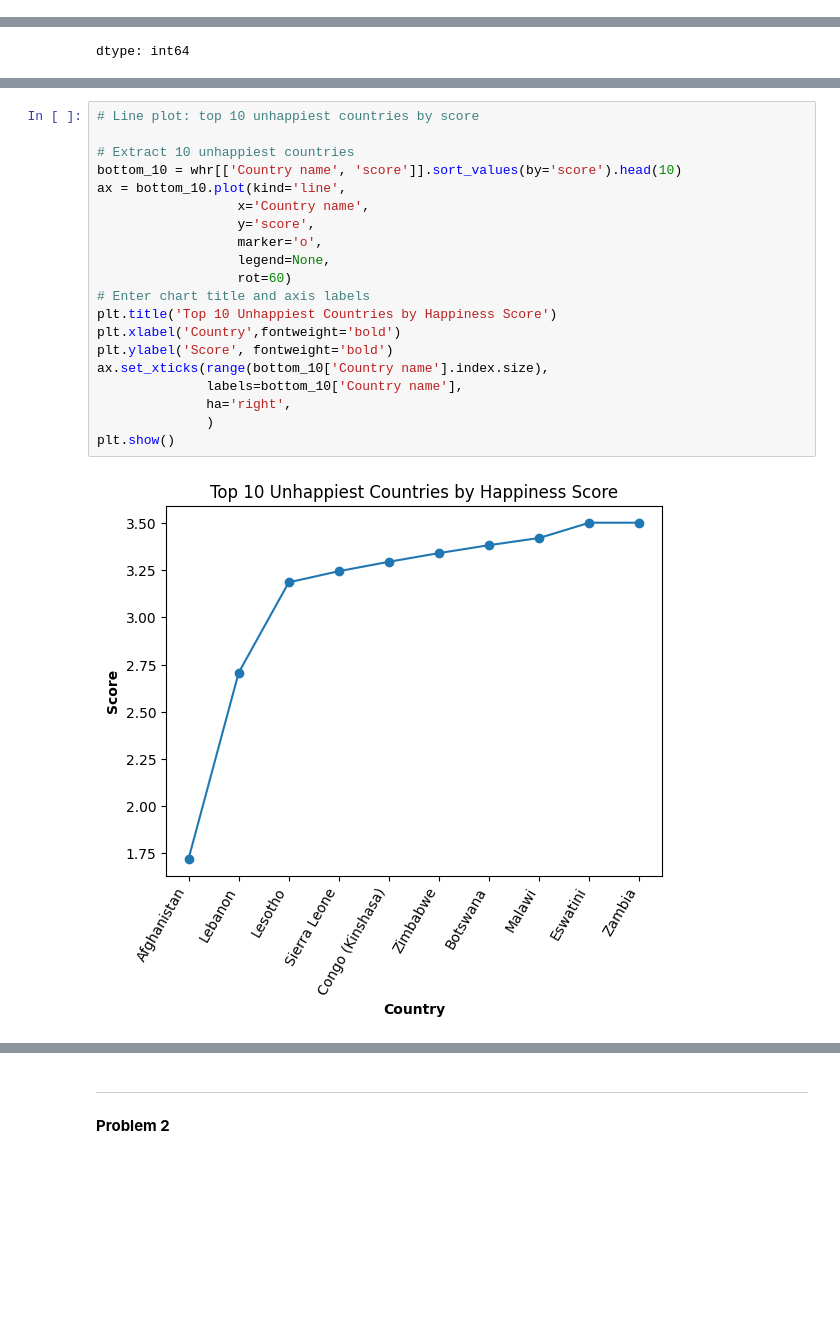
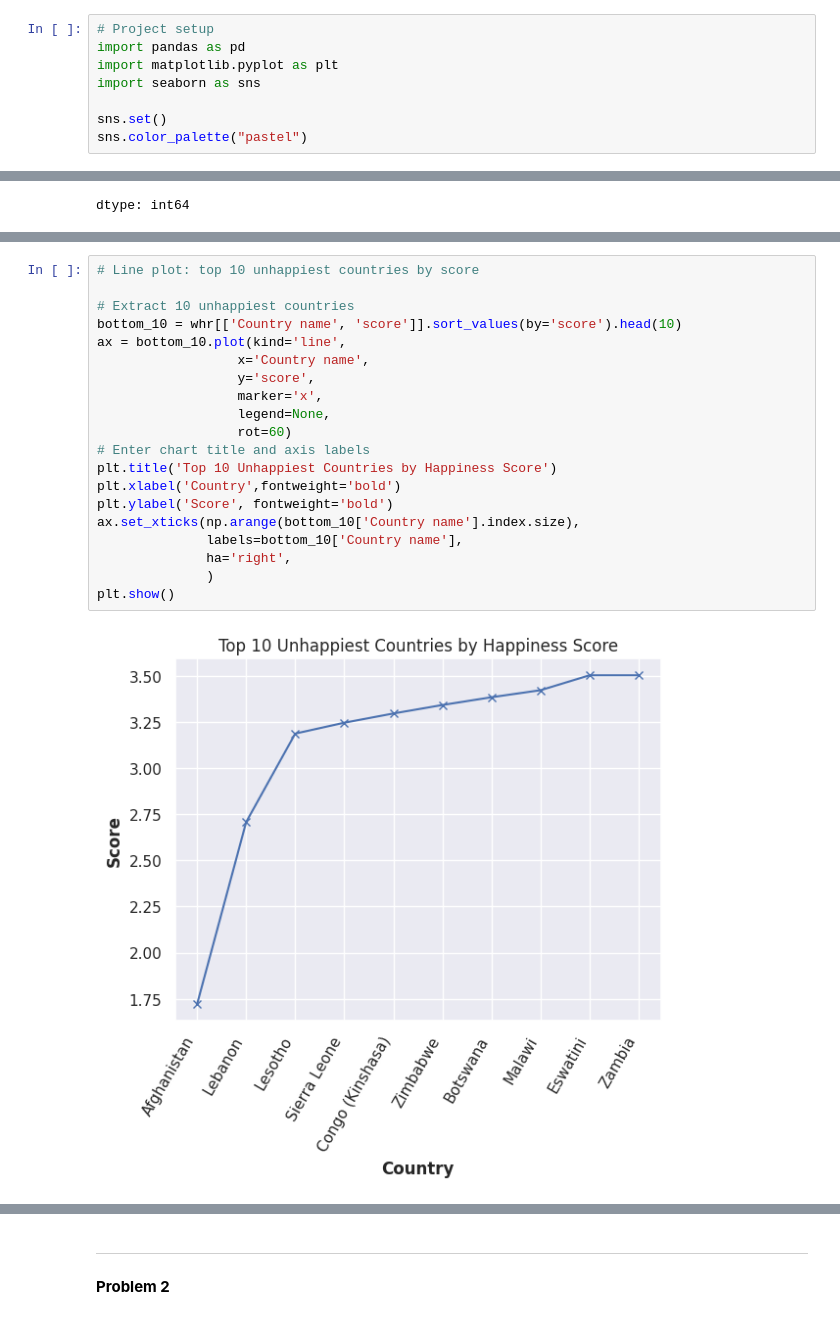
Before and after one commit to SD2513/ai-assessment-1, a Jupyter notebook: 2407091_ShlokDhital_Assessment1.ipynb, the cells around one changed output, grey strips where cells are left out. Drawn from its saved outputs; the diff is of its cells as text; blank space fills up the shorter version.

```diff
--- a/2407091_ShlokDhital_Assessment1.ipynb
+++ b/2407091_ShlokDhital_Assessment1.ipynb
@@ -1,2 +1,10 @@
 # %% [markdown]
 <a href="https://colab.research.google.com/github/SD2513/ai-assessment-1/blob/main/2407091_ShlokDhital_Assessment1.ipynb" target="_parent"><img src="https://colab.research.google.com/assets/colab-badge.svg" alt="Open In Colab"/></a>
+# %%
+# Project setup
+import pandas as pd
+import matplotlib.pyplot as plt
+import seaborn as sns
+
+sns.set()
+sns.color_palette("pastel")
@@ -157,25 +182,25 @@ plt.show()
 # %%
 # Line plot: top 10 unhappiest countries by score
 
 # Extract 10 unhappiest countries
 bottom_10 = whr[['Country name', 'score']].sort_values(by='score').head(10)
 ax = bottom_10.plot(kind='line',
                   x='Country name',
                   y='score',
-                  marker='o',
+                  marker='x',
                   legend=None,
                   rot=60)
 # Enter chart title and axis labels
 plt.title('Top 10 Unhappiest Countries by Happiness Score')
 plt.xlabel('Country',fontweight='bold')
 plt.ylabel('Score', fontweight='bold')
-ax.set_xticks(range(bottom_10['Country name'].index.size),
+ax.set_xticks(np.arange(bottom_10['Country name'].index.size),
               labels=bottom_10['Country name'],
               ha='right',
               )
 plt.show()
 # %% [output]
-[figure, old version]
+[figure, new version]
 # %%
 # Histogram: Happiness Score
 
```
Also changed, not shown: parts of 28 cells of this notebook.
